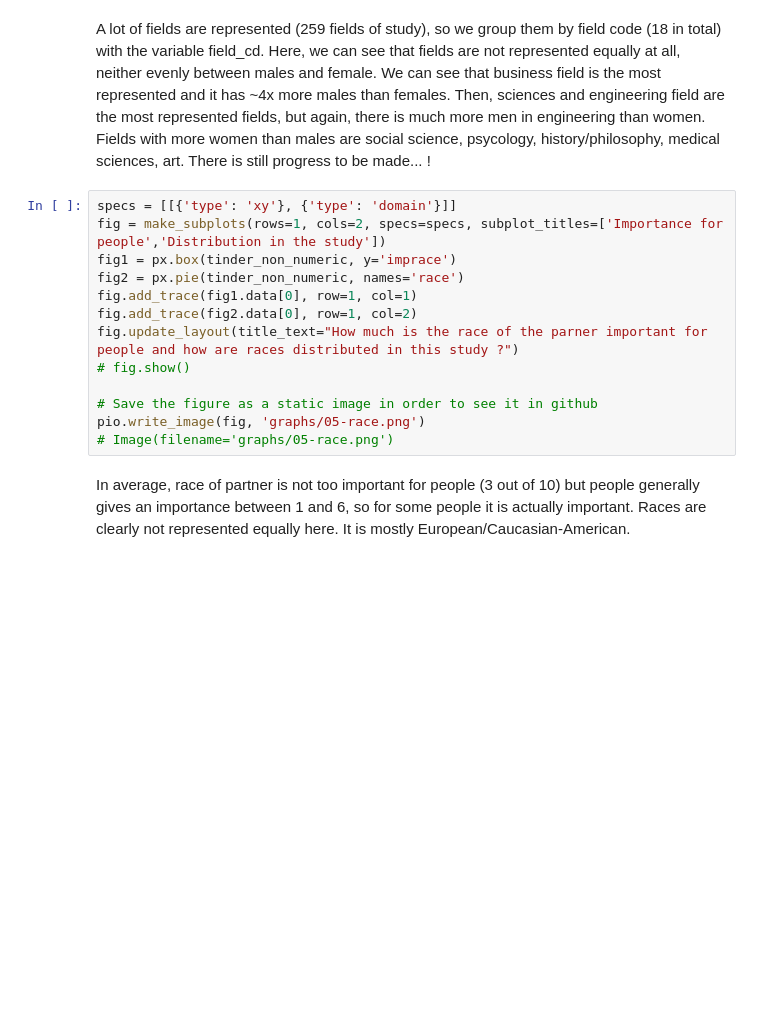
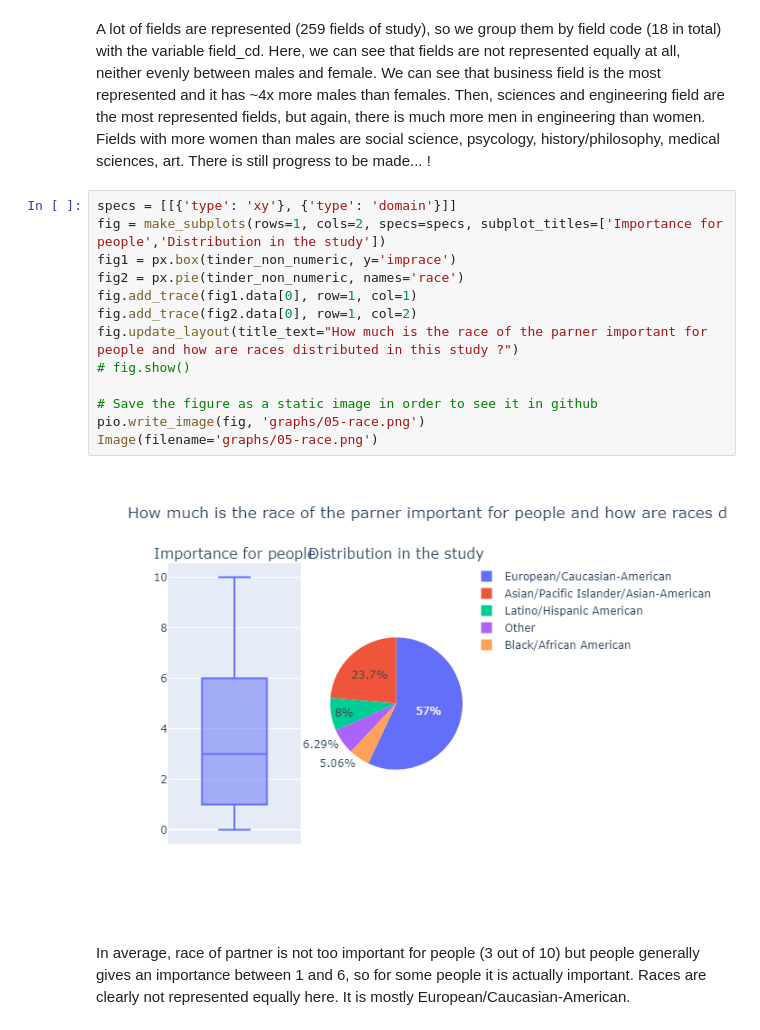
Before and after one commit to elodiesune/Bloc_2_PROJECT_Tinder, a Jupyter notebook: main.ipynb, the cells around one changed output. Cells and saved outputs as stored; diff of their text form; blank space fills up the shorter version.

```diff
--- a/main.ipynb
+++ b/main.ipynb
@@ -254,16 +260,18 @@ A lot of fields are represented (259 fields of study), so we group them by field
 # %%
 specs = [[{'type': 'xy'}, {'type': 'domain'}]]
 fig = make_subplots(rows=1, cols=2, specs=specs, subplot_titles=['Importance for people','Distribution in the study'])
 fig1 = px.box(tinder_non_numeric, y='imprace')
 fig2 = px.pie(tinder_non_numeric, names='race')
 fig.add_trace(fig1.data[0], row=1, col=1)
 fig.add_trace(fig2.data[0], row=1, col=2)
 fig.update_layout(title_text="How much is the race of the parner important for people and how are races distributed in this study ?")
 # fig.show()
 
 # Save the figure as a static image in order to see it in github
 pio.write_image(fig, 'graphs/05-race.png')
-# Image(filename='graphs/05-race.png')
+Image(filename='graphs/05-race.png')
+# %% [output]
+[figure, added]
 # %% [markdown]
 In average, race of partner is not too important for people (3 out of 10) but people generally gives an importance between 1 and 6, so for some people it is actually important. Races are clearly not represented equally here. It is mostly European/Caucasian-American.
 # %%
```
Also changed, not shown: parts of 12 cells of this notebook.
